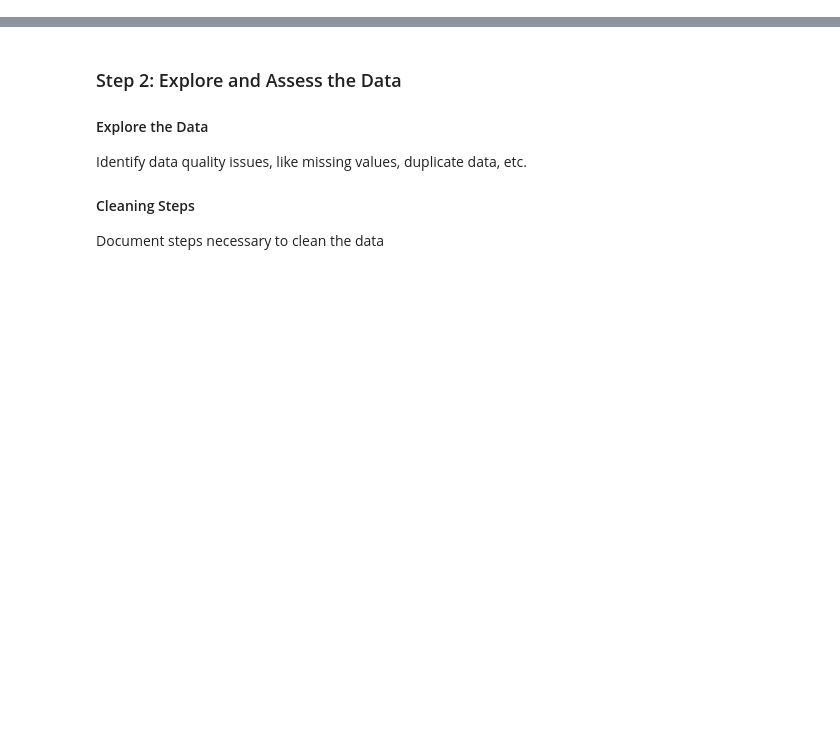
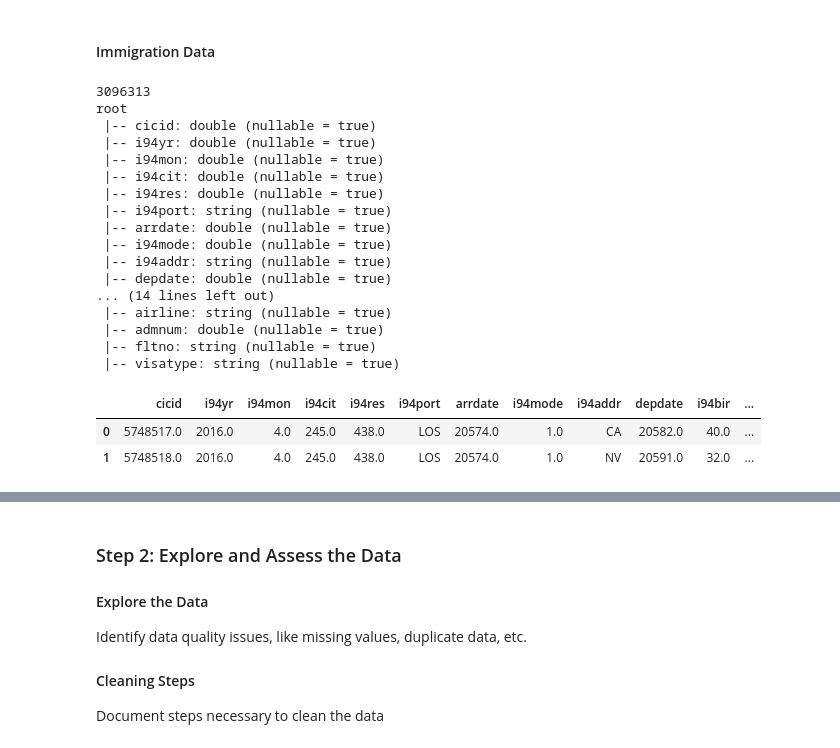
Before and after one commit to goldin2008/nd-data-engineering, a Jupyter notebook: capstone/Capstone Project Template.ipynb, the cells around one changed output, grey strips where cells are left out. Saved outputs shown, nothing was run; the diff lists cells and outputs as text; code cells hidden in the pictures; blank space fills up the shorter version.

```diff
--- a/capstone/Capstone Project Template.ipynb
+++ b/capstone/Capstone Project Template.ipynb
@@ -14,6 +16,11 @@ The project follows the follow steps:
 # %%
 # Do all imports and installs here
 import pandas as pd
+pd.set_option('display.max_columns', None)
+import pyspark.sql.functions as F
+from pyspark.sql.functions import udf
+import util
+import os
 # %% [markdown]
 ### Step 1: Scope the Project and Gather Data
 
@@ -37,6 +48,8 @@ df.head()
 # %%
 from pyspark.sql import SparkSession
-spark = SparkSession.builder.\
-config("spark.jars.packages","saurfang:spark-sas7bdat:2.0.0-s_2.11")\
-.enableHiveSupport().getOrCreate()
+
+spark = SparkSession.builder \
+        .config("spark.jars.packages", "saurfang:spark-sas7bdat:2.0.0-s_2.11") \
+        .enableHiveSupport().getOrCreate()
+
 df_spark =spark.read.format('com.github.saurfang.sas.spark').load('../../data/18-83510-I94-Data-2016/i94_apr16_sub.sas7bdat')
@@ -68,0 +74,27 @@ imm_data.limit(10).toPandas()
+# %% [markdown]
+#### Immigration Data
+# %%
+print(df_spark.count())
+df_spark.printSchema()
+df_spark.limit(2).toPandas()
+# %% [output]
+3096313
+root
+ |-- cicid: double (nullable = true)
+ |-- i94yr: double (nullable = true)
+ |-- i94mon: double (nullable = true)
+ |-- i94cit: double (nullable = true)
+ |-- i94res: double (nullable = true)
+ |-- i94port: string (nullable = true)
+ |-- arrdate: double (nullable = true)
+ |-- i94mode: double (nullable = true)
+ |-- i94addr: string (nullable = true)
+ |-- depdate: double (nullable = true)
+... (14 lines left out)
+ |-- airline: string (nullable = true)
+ |-- admnum: double (nullable = true)
+ |-- fltno: string (nullable = true)
+ |-- visatype: string (nullable = true)
+|  | cicid | i94yr | i94mon | i94cit | i94res | i94port | arrdate | i94mode | i94addr | depdate | i94bir | ... |
+| 0 | 5748517.0 | 2016.0 | 4.0 | 245.0 | 438.0 | LOS | 20574.0 | 1.0 | CA | 20582.0 | 40.0 | ... |
+| 1 | 5748518.0 | 2016.0 | 4.0 | 245.0 | 438.0 | LOS | 20574.0 | 1.0 | NV | 20591.0 | 32.0 | ... |
```
Also changed, not shown: parts of 50 cells of this notebook, 11 other files.
